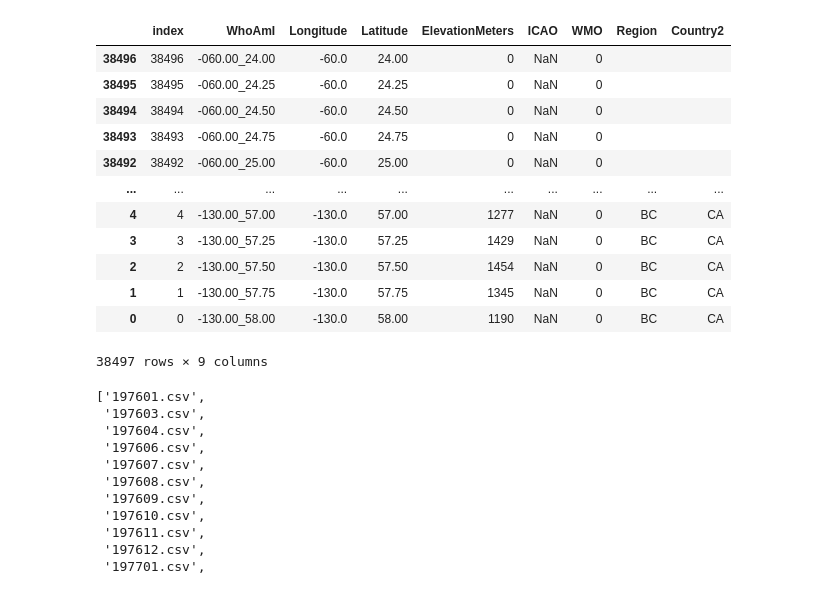
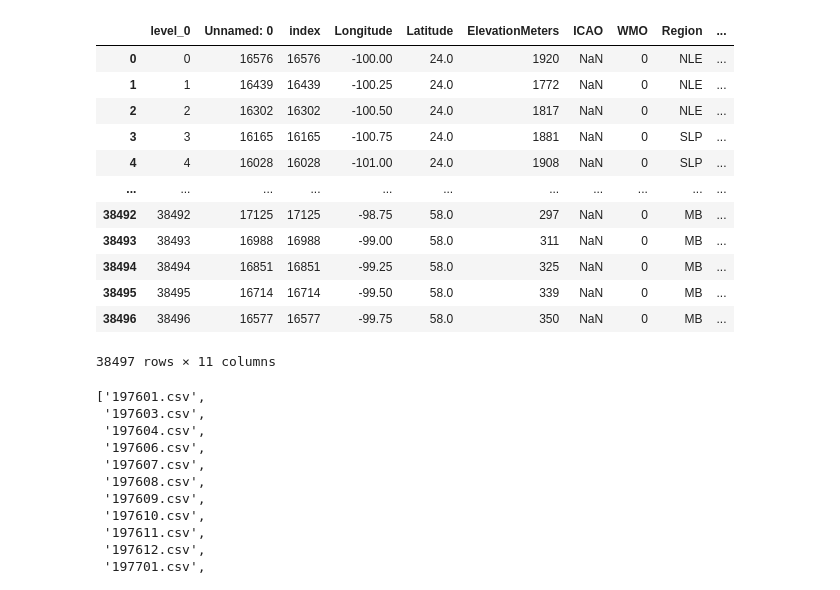
Before and after one commit to fsafdarian/PWW_format, a Jupyter notebook: CSV_to_PWW_FS.ipynb, the cells around one changed output. Cells and saved outputs as stored; diff of their text form; code cells hidden in the pictures.

```diff
--- a/CSV_to_PWW_FS.ipynb
+++ b/CSV_to_PWW_FS.ipynb
@@ -19,32 +19,32 @@ def to_str(x, lens):
     else:
         return x_str
 # %%
-df_station=pd.read_csv("C:/Users/fsafdarian/Texas A&M University/Team - Overbye - Weather Droughts/CDSreading/csv_files/station.csv")
+#df_station=pd.read_csv("C:/Users/fsafdarian/Texas A&M University/Team - Overbye - Weather Droughts/CDSreading/csv_files/station.csv")
+df_station=pd.read_csv("stationLatLong.csv")
 df_station['Region']=df_station['Region'].fillna('')
 df_station['Country2']=df_station['Country2'].fillna('')
 df_station['ElevationMeters']=df_station['ElevationMeters'].astype(int)
 df_station['Region']=df_station['Region'].astype(str)
 df_station['Country2']=df_station['Country2'].astype(str)
 df_station.reset_index(inplace=True)
-df_station['WhoAmI'] = df_station['Longitude'].apply(to_str, args=(6,)) + '_' + df_station['Latitude'].apply(to_str, args=(5,))
-df_station['WhoAmI'].drop_duplicates(inplace=True)
+df_station['WhoAmI'] =   '+' + df_station['Latitude'].apply(to_str, args=(5,))+df_station['Longitude'].apply(to_str, args=(6,))+'/'
 df_station = df_station.sort_values(by=['WhoAmI'])
 LOC=df_station['WhoAmI'].nunique()
 df_station
 # %% [output]
-|  | index | WhoAmI | Longitude | Latitude | ElevationMeters | ICAO | WMO | Region | Country2 |
-| 38496 | 38496 | -060.00_24.00 | -60.0 | 24.00 | 0 | NaN | 0 |  |  |
-| 38495 | 38495 | -060.00_24.25 | -60.0 | 24.25 | 0 | NaN | 0 |  |  |
-| 38494 | 38494 | -060.00_24.50 | -60.0 | 24.50 | 0 | NaN | 0 |  |  |
-| 38493 | 38493 | -060.00_24.75 | -60.0 | 24.75 | 0 | NaN | 0 |  |  |
-| 38492 | 38492 | -060.00_25.00 | -60.0 | 25.00 | 0 | NaN | 0 |  |  |
-| ... | ... | ... | ... | ... | ... | ... | ... | ... | ... |
-| 4 | 4 | -130.00_57.00 | -130.0 | 57.00 | 1277 | NaN | 0 | BC | CA |
-| 3 | 3 | -130.00_57.25 | -130.0 | 57.25 | 1429 | NaN | 0 | BC | CA |
-| 2 | 2 | -130.00_57.50 | -130.0 | 57.50 | 1454 | NaN | 0 | BC | CA |
-| 1 | 1 | -130.00_57.75 | -130.0 | 57.75 | 1345 | NaN | 0 | BC | CA |
-| 0 | 0 | -130.00_58.00 | -130.0 | 58.00 | 1190 | NaN | 0 | BC | CA |
+|  | level_0 | Unnamed: 0 | index | Longitude | Latitude | ElevationMeters | ICAO | WMO | Region | ... |
+| 0 | 0 | 16576 | 16576 | -100.00 | 24.0 | 1920 | NaN | 0 | NLE | ... |
+| 1 | 1 | 16439 | 16439 | -100.25 | 24.0 | 1772 | NaN | 0 | NLE | ... |
+| 2 | 2 | 16302 | 16302 | -100.50 | 24.0 | 1817 | NaN | 0 | NLE | ... |
+| 3 | 3 | 16165 | 16165 | -100.75 | 24.0 | 1881 | NaN | 0 | SLP | ... |
+| 4 | 4 | 16028 | 16028 | -101.00 | 24.0 | 1908 | NaN | 0 | SLP | ... |
+| ... | ... | ... | ... | ... | ... | ... | ... | ... | ... | ... |
+| 38492 | 38492 | 17125 | 17125 | -98.75 | 58.0 | 297 | NaN | 0 | MB | ... |
+| 38493 | 38493 | 16988 | 16988 | -99.00 | 58.0 | 311 | NaN | 0 | MB | ... |
+| 38494 | 38494 | 16851 | 16851 | -99.25 | 58.0 | 325 | NaN | 0 | MB | ... |
+| 38495 | 38495 | 16714 | 16714 | -99.50 | 58.0 | 339 | NaN | 0 | MB | ... |
+| 38496 | 38496 | 16577 | 16577 | -99.75 | 58.0 | 350 | NaN | 0 | MB | ... |
-38497 rows × 9 columns
+38497 rows × 11 columns
 # %%
 # Path where the CSV files are stored
 path = 'C:/Users/fsafdarian/Texas A&M University/Team - Overbye - Weather Droughts/CDSreading/csv_files'
```
Also changed, not shown: parts of 2 cells of this notebook.
